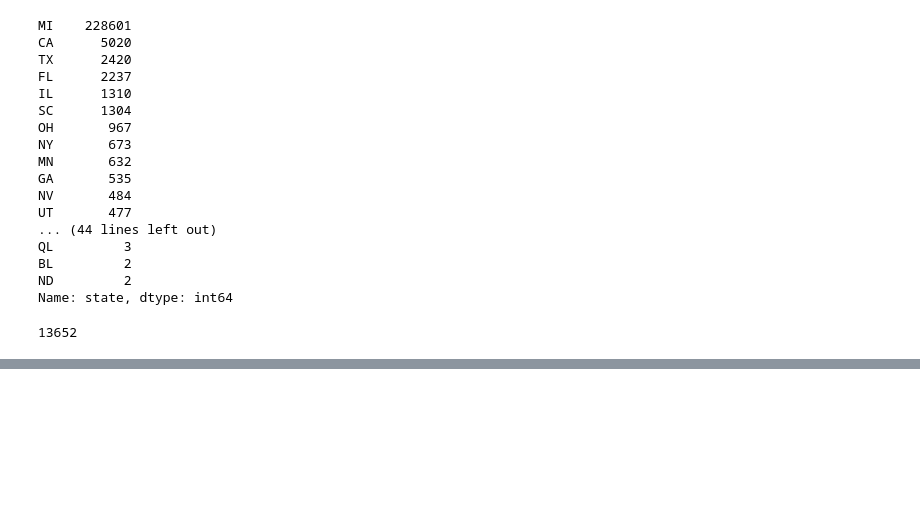
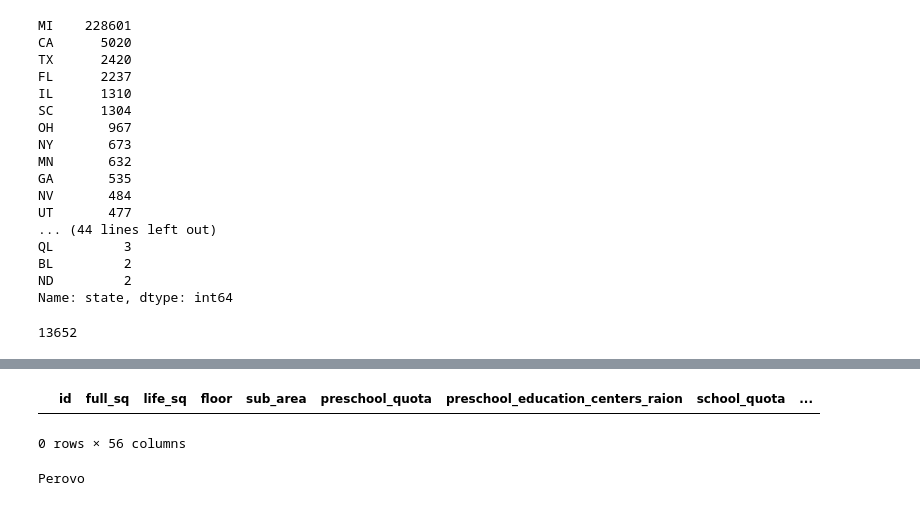
Before and after one commit to greg-kan/mlda, a Jupyter notebook: SkillFactory/unit_3/ml_2.ipynb, the cells around one changed output, grey strips where cells are left out. Drawn from its saved outputs; the diff is of its cells as text; code cells hidden in the pictures; blank space fills up the shorter version.

```diff
--- a/SkillFactory/unit_3/ml_2.ipynb
+++ b/SkillFactory/unit_3/ml_2.ipynb
@@ -110,0 +164,6 @@ len(data)
+# %%
+data_temp = data[data.sub_area == 'perovo']
+data_temp.head()
+# %% [output]
+|  | id | full_sq | life_sq | floor | sub_area | preschool_quota | preschool_education_centers_raion | school_quota | ... |
+0 rows × 56 columns
@@ -110,0 +173,7 @@ len(data)
+# %%
+lst = data.sub_area.value_counts().index.tolist()
+for item in lst:
+    if item.find('Perovo') != -1:
+        print(item)
+# %% [output]
+Perovo
```
Also changed, not shown: parts of 31 cells of this notebook, 5 other files.
